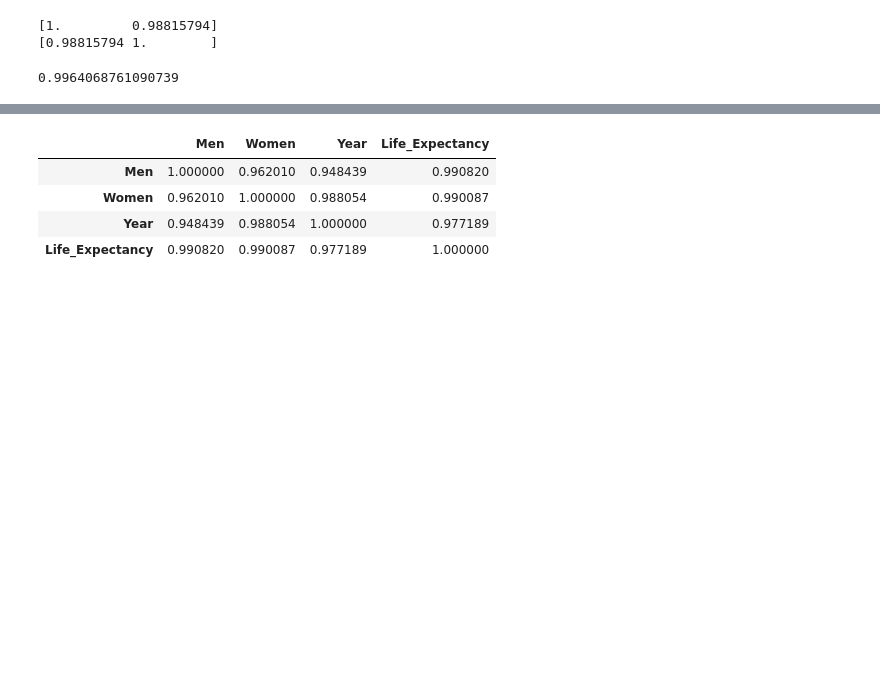
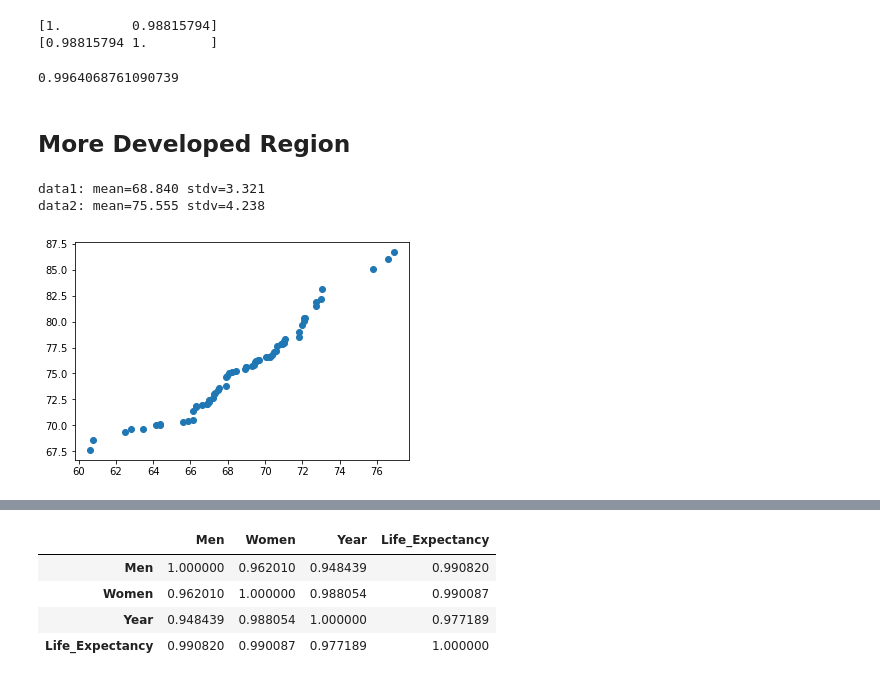
Before and after one commit to cdigap/ProgDA_Project, a Jupyter notebook: DataAnalytics_Project.ipynb, the cells around one changed output, grey strips where cells are left out. Cells and saved outputs as stored; diff of their text form; code cells hidden in the pictures; blank space fills up the shorter version.

```diff
--- a/DataAnalytics_Project.ipynb
+++ b/DataAnalytics_Project.ipynb
@@ -645,7 +628,27 @@ print(p)
 # %% [output]
 [1.         0.98815794]
 [0.98815794 1.        ]
-# %%
-df['Life_Expectancy'].corr(df['Men'])
-# %% [output]
-0.9964068761090739
+# %%
+# Correlation between Men and overall Life Expectancy
+df['Life_Expectancy'].corr(df['Men'])
+# %% [output]
+0.9964068761090739
+# %% [markdown]
+## More Developed Region
+# %%
+#Average Life expectancy of More Developed Region
+#prepare data
+data1 = c_More.loc[:,'Men']
+data2 = c_More.loc[:,'Women']
+
+# summarize
+print('data1: mean=%.3f stdv=%.3f' % (mean(data1), std(data1)))
+print('data2: mean=%.3f stdv=%.3f' % (mean(data2), std(data2)))
+
+# plot
+plt.scatter(data1, data2)
+plt.show()
+# %% [output]
+data1: mean=68.840 stdv=3.321
+data2: mean=75.555 stdv=4.238
+[figure, added]
```
Also changed, not shown: parts of 54 cells of this notebook.
